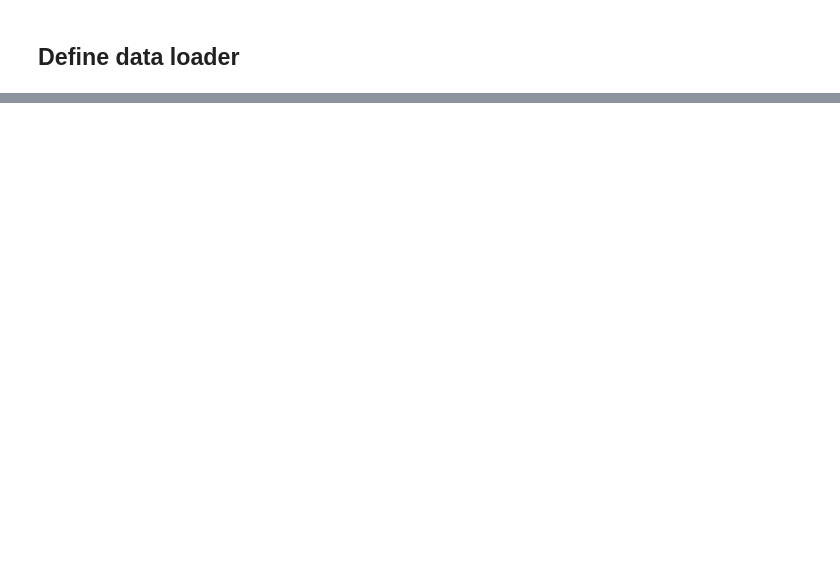
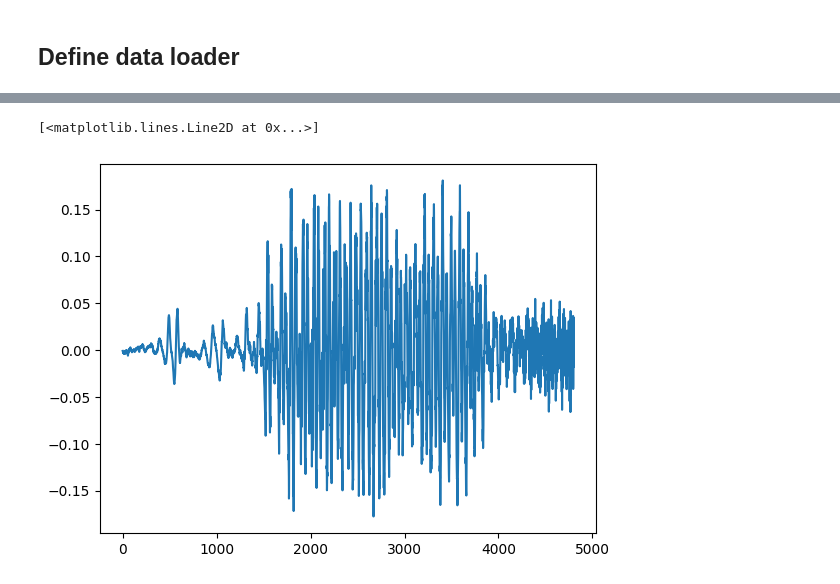
Before and after one commit to womogenes/soundstream-replication, a Jupyter notebook: trial_1.ipynb, the cells around one changed output, grey strips where cells are left out. Drawn from its saved outputs; the diff is of its cells as text; code cells hidden in the pictures; blank space fills up the shorter version.

Commit message:
Try new data loading method

```diff
--- a/trial_1.ipynb
+++ b/trial_1.ipynb
@@ -159,23 +172,19 @@ class SoundStream(nn.Module):
 # %% [markdown]
 ## Define data loader
-# %%
-class AudioDataset(torch.utils.data.Dataset):
-    def __init__(self):
-        # https://stackoverflow.com/questions/42720627/python-os-walk-to-certain-level
-        # Get a list of wav file paths
-        self.wav_files = []
-        data_dir = "data/LibriTTS/dev-clean"
-        for root, dirs, files in tqdm(os.walk("data/LibriTTS/dev-clean")):
-            if root[len(data_dir):].count(os.sep) != 2:
-                continue
-            for file in files:
-                if file.endswith(".wav"):
-                    self.wav_files.append(os.path.join(root, file))
-
-    def __len__(self):
-        return len(self.wav_files)
-
-    def __getitem__(self, idx):
-        return torchaudio.load(self.wav_files[idx])[0]
+# %%
+class AudioDataset(torch.utils.data.Dataset):
+    def __init__(self, cuda=True):
+        self.data_dir = "./data/LibriTTS/train-clean-100-0.2s"
+        self.npy_files = sorted(os.listdir(self.data_dir))[:1000]
+        self.cuda = cuda
+
+    def __len__(self):
+        return len(self.npy_files)
+
+    def __getitem__(self, idx):
+        tensor = torch.from_numpy(np.load(f"{self.data_dir}/{self.npy_files[idx]}"))[None,:]
+        if self.cuda:
+            tensor = tensor.to(device="cuda")
+        return tensor
 # %%
 train_data = AudioDataset()
@@ -182,0 +248,6 @@ train_dataloader = torch.utils.data.DataLoader(train_data, batch_size=1, shuffle
+# %%
+wave = train_data[0].cpu()
+plt.plot(wave.T)
+# %% [output]
+[<matplotlib.lines.Line2D at 0x...>]
+[figure, added]
```
Also changed, not shown: parts of 13 cells of this notebook, 4 other files.
